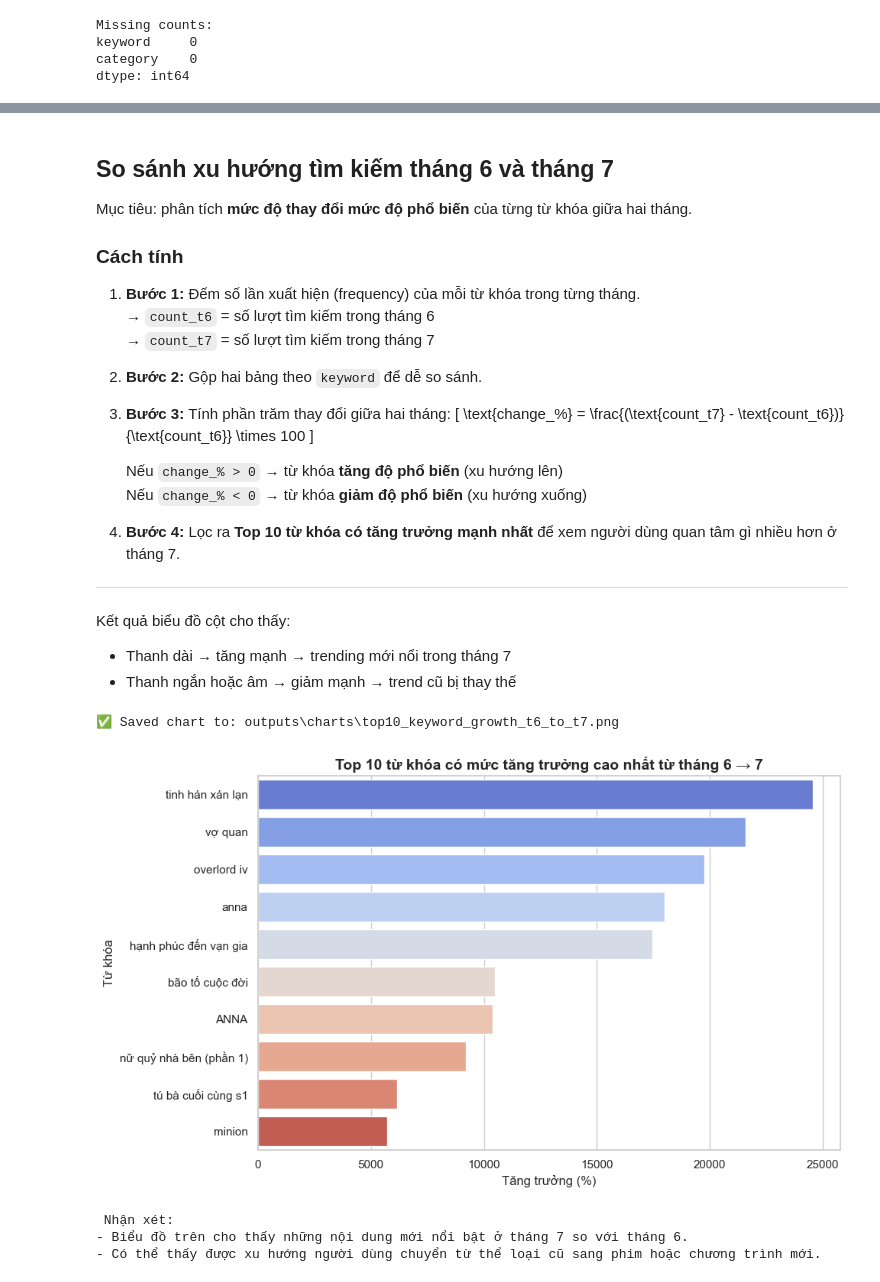
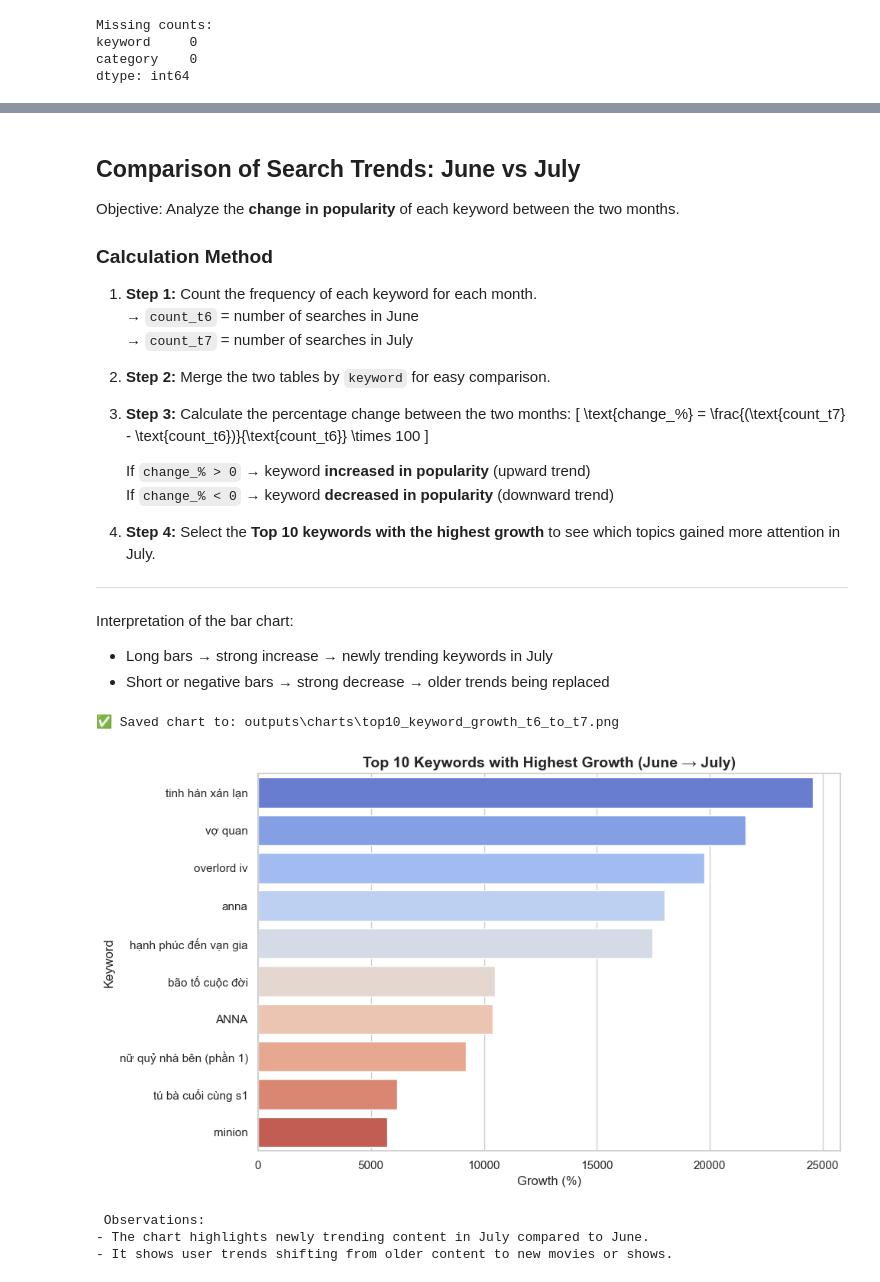
Before and after one commit to DiuNH1710/ETL_log_search, a Jupyter notebook: eda_keywords.ipynb, the cells around one changed output, grey strips where cells are left out. Cells and saved outputs as stored; diff of their text form; code cells hidden in the pictures.

```diff
--- a/eda_keywords.ipynb
+++ b/eda_keywords.ipynb
@@ -55,7 +57,7 @@ Charts folder: D:\study_de\Homework\log_search_etl\outputs\charts
 # %%
 def savefig(filename: str):
     """
-    Lưu biểu đồ hiện tại vào thư mục outputs/charts
+    Save the current plot to the outputs/charts folder.
     """
     filepath = CHARTS_DIR / f"{filename}.png"
     plt.savefig(filepath, dpi=300, bbox_inches="tight")
@@ -333,67 +335,67 @@ Name: proportion, dtype: float64
 # %% [markdown]
-##  So sánh xu hướng tìm kiếm tháng 6 và tháng 7
+## Comparison of Search Trends: June vs July
 
-Mục tiêu: phân tích **mức độ thay đổi mức độ phổ biến** của từng từ khóa giữa hai tháng.
+Objective: Analyze the **change in popularity** of each keyword between the two months.
 
-###  Cách tính
-1. **Bước 1:** Đếm số lần xuất hiện (frequency) của mỗi từ khóa trong từng tháng.
-   → `count_t6` = số lượt tìm kiếm trong tháng 6
-   → `count_t7` = số lượt tìm kiếm trong tháng 7
+### Calculation Method
+1. **Step 1:** Count the frequency of each keyword for each month.
+   → `count_t6` = number of searches in June
+   → `count_t7` = number of searches in July
 
-2. **Bước 2:** Gộp hai bảng theo `keyword` để dễ so sánh.
+2. **Step 2:** Merge the two tables by `keyword` for easy comparison.
 
-3. **Bước 3:** Tính phần trăm thay đổi giữa hai tháng:
+3. **Step 3:** Calculate the percentage change between the two months:
    \[
    \text{change\_%} = \frac{(\text{count\_t7} - \text{count\_t6})}{\text{count\_t6}} \times 100
    \]
 
-    Nếu `change_% > 0` → từ khóa **tăng độ phổ biến** (xu hướng lên)
-    Nếu `change_% < 0` → từ khóa **giảm độ phổ biến** (xu hướng xuống)
+    If `change_% > 0` → keyword **increased in popularity** (upward trend)
+    If `change_% < 0` → keyword **decreased in popularity** (downward trend)
 
-4. **Bước 4:** Lọc ra **Top 10 từ khóa có tăng trưởng mạnh nhất** để xem người dùng quan tâm gì nhiều hơn ở tháng 7.
+4. **Step 4:** Select the **Top 10 keywords with the highest growth** to see which topics gained more attention in July.
 
 ---
 
-Kết quả biểu đồ cột cho thấy:
-- Thanh dài → tăng mạnh → trending mới nổi trong tháng 7
-- Thanh ngắn hoặc âm → giảm mạnh → trend cũ bị thay thế
+Interpretation of the bar chart:
+- Long bars → strong increase → newly trending keywords in July
+- Short or negative bars → strong decrease → older trends being replaced
 # %%
-# ## So sánh tần suất giữa tháng 6 và tháng 7
+# ## Comparison of Keyword Frequency: June vs July
 
-# Đếm tần suất từng từ khóa ở mỗi tháng
+# Count keyword frequency for each month
 count_t6 = df_top_month['most_search_t6'].value_counts().reset_index()
 count_t7 = df_top_month['most_search_t7'].value_counts().reset_index()
 count_t6.columns = ['keyword', 'count_t6']
 count_t7.columns = ['keyword', 'count_t7']
 
-# Gộp 2 bảng để so sánh
+# Merge two tables for comparison
 compare_df = pd.merge(count_t6, count_t7, on='keyword', how='outer').fillna(0)
 
-# Tính thay đổi % giữa hai tháng
+# Calculate percentage change between the two months
 compare_df['change_%'] = ((compare_df['count_t7'] - compare_df['count_t6']) /
                            compare_df['count_t6'].replace(0, pd.NA)) * 100
 
-# Lấy top 10 từ khóa có thay đổi mạnh nhất
+# Select top 10 keywords with the highest change
 top_change = compare_df.sort_values(by='change_%', ascending=False).head(10)
 
 plt.figure(figsize=(10, 6))
 sns.barplot(data=top_change, y='keyword', x='change_%', palette='coolwarm', hue='keyword',
     legend=False,)
-plt.title("Top 10 từ khóa có mức tăng trưởng cao nhất từ tháng 6 → 7", fontsize=14, fontweight='bold')
-plt.xlabel("Tăng trưởng (%)", fontsize=12)
-plt.ylabel("Từ khóa", fontsize=12)
+plt.title("Top 10 Keywords with Highest Growth (June → July)", fontsize=14, fontweight='bold')
+plt.xlabel("Growth (%)", fontsize=12)
+plt.ylabel("Keyword", fontsize=12)
 plt.tight_layout()
 savefig("top10_keyword_growth_t6_to_t7")
 plt.show()
 
 
-print(" Nhận xét:")
-print("- Biểu đồ trên cho thấy những nội dung mới nổi bật ở tháng 7 so với tháng 6.")
-print("- Có thể thấy được xu hướng người dùng chuyển từ thể loại cũ sang phim hoặc chương trình mới.")
+print(" Observations:")
+print("- The chart highlights newly trending content in July compared to June.")
+print("- It shows user trends shifting from older content to new movies or shows.")
 # %% [output]
 ✅ Saved chart to: outputs\charts\top10_keyword_growth_t6_to_t7.png
-[figure, old version]
+[figure, new version]
- Nhận xét:
-- Biểu đồ trên cho thấy những nội dung mới nổi bật ở tháng 7 so với tháng 6.
-- Có thể thấy được xu hướng người dùng chuyển từ thể loại cũ sang phim hoặc chương trình mới.
+ Observations:
+- The chart highlights newly trending content in July compared to June.
+- It shows user trends shifting from older content to new movies or shows.
 # %% [markdown]
```
Also changed, not shown: parts of 15 cells of this notebook, 17 other files.
